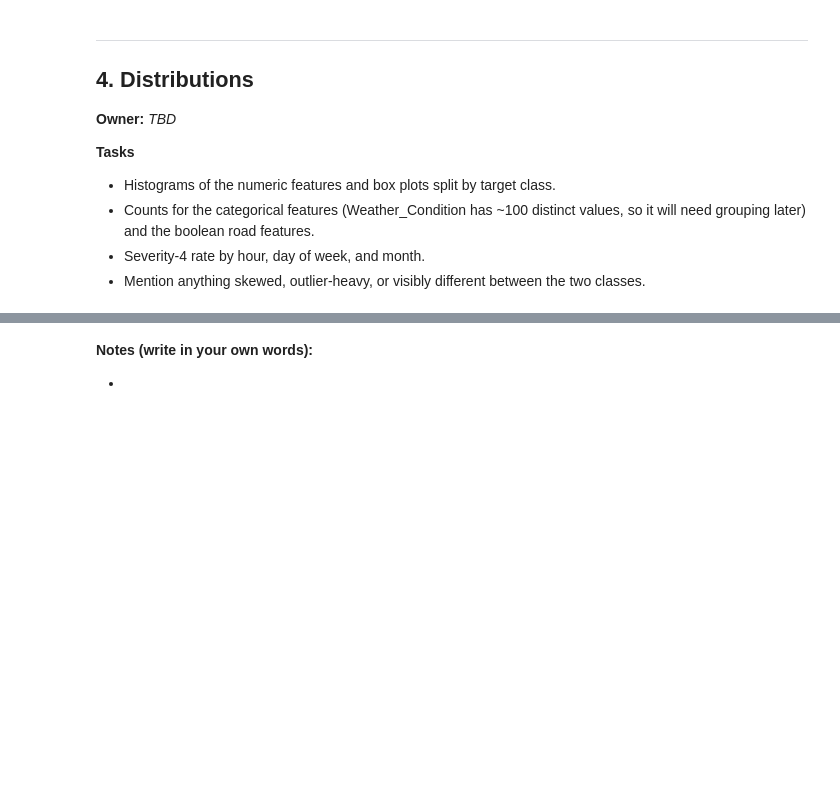
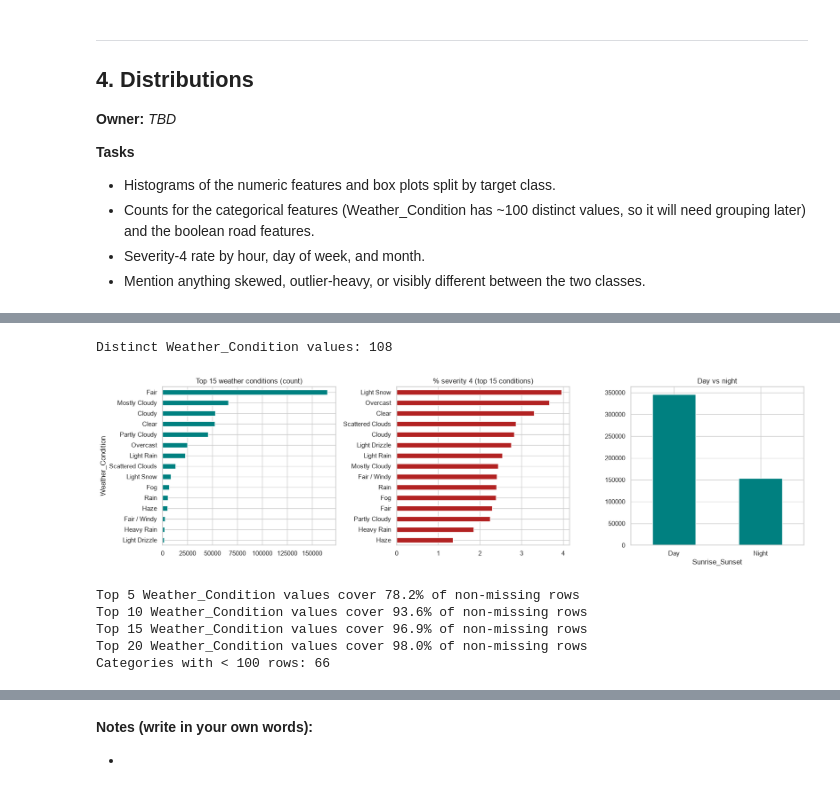
Before and after one commit to RayanMaknojia/Us-accidents---traffic-severity, a Jupyter notebook: EDA_notebook.ipynb, the cells around one changed output, grey strips where cells are left out. Cells and saved outputs as stored; diff of their text form; code cells hidden in the pictures; blank space fills up the shorter version.

```diff
--- a/EDA_notebook.ipynb
+++ b/EDA_notebook.ipynb
@@ -322,12 +607,25 @@ ax.legend(markerscale=5); plt.show()
 # %%
 print("Distinct Weather_Condition values:", df["Weather_Condition"].nunique())
 top = df["Weather_Condition"].value_counts().head(15).index
 fig, axes = plt.subplots(1, 3, figsize=(17, 4.8))
 df["Weather_Condition"].value_counts().head(15).plot(kind="barh", ax=axes[0], color="teal")
 axes[0].invert_yaxis(); axes[0].set_title("Top 15 weather conditions (count)")
 (df[df["Weather_Condition"].isin(top)].groupby("Weather_Condition")["target"].mean() * 100).sort_values().plot(
     kind="barh", ax=axes[1], color="firebrick")
 axes[1].set_title("% severity 4 (top 15 conditions)"); axes[1].set_ylabel("")
 df["Sunrise_Sunset"].value_counts().plot(kind="bar", ax=axes[2], color="teal")
 axes[2].set_title("Day vs night"); axes[2].tick_params(axis="x", rotation=0)
 plt.tight_layout(); plt.show()
+
+wc = df["Weather_Condition"].value_counts(normalize=True).cumsum()
+for k in (5, 10, 15, 20):
+    print(f"Top {k} Weather_Condition values cover {wc.iloc[k-1]*100:.1f}% of non-missing rows")
+print("Categories with < 100 rows:", (df["Weather_Condition"].value_counts() < 100).sum())
+# %% [output]
+Distinct Weather_Condition values: 108
+[figure, added]
+Top 5 Weather_Condition values cover 78.2% of non-missing rows
+Top 10 Weather_Condition values cover 93.6% of non-missing rows
+Top 15 Weather_Condition values cover 96.9% of non-missing rows
+Top 20 Weather_Condition values cover 98.0% of non-missing rows
+Categories with < 100 rows: 66
```
Also changed, not shown: parts of 30 cells of this notebook.
